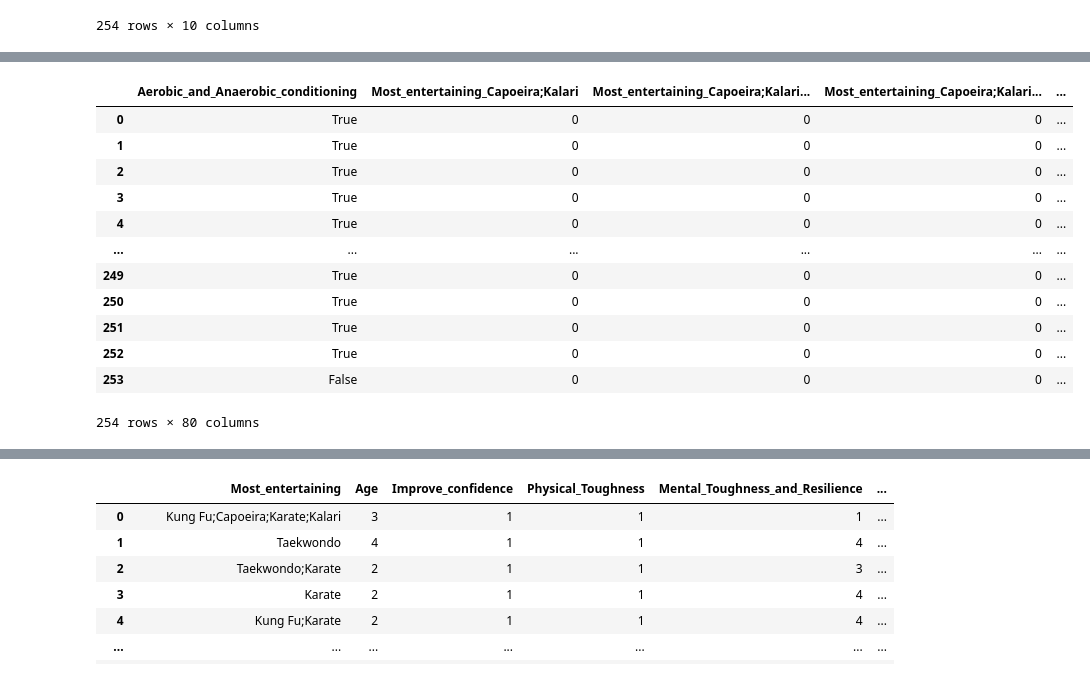
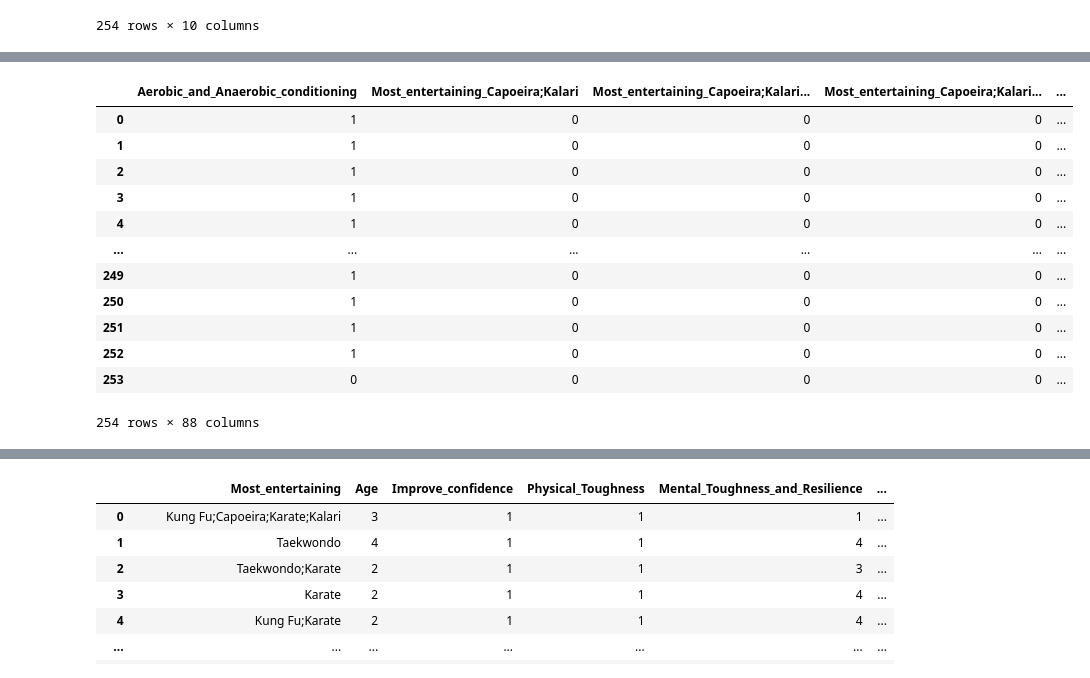
Before and after one commit to Girish-30/BI_project, a Jupyter notebook: Pyth_Project.ipynb, the cells around one changed output, grey strips where cells are left out. Saved outputs shown, nothing was run; the diff lists cells and outputs as text; code cells hidden in the pictures.

```diff
--- a/Pyth_Project.ipynb
+++ b/Pyth_Project.ipynb
@@ -13,0 +46,3 @@ gb1=pd.read_csv('/content/MMA FIGHTERS & GYMS.csv')
+# %%
+gb1.Aerobic_and_Anaerobic_conditioning= gb1.Aerobic_and_Anaerobic_conditioning.astype('int')
+gb1.dtypes
@@ -521,17 +566,17 @@ one_hot_data
 # %%
-one_hot_data = pd.get_dummies(gb1[['Most_entertaining','Aerobic_and_Anaerobic_conditioning']],drop_first=True)
+one_hot_data = pd.get_dummies(gb1[['Most_entertaining','Aerobic_and_Anaerobic_conditioning','Fitness','Mental_Toughness_and_Resilience','Physical_Toughness']],drop_first=True)
 one_hot_data
 # %% [output]
 |  | Aerobic_and_Anaerobic_conditioning | Most_entertaining_Capoeira;Kalari | Most_entertaining_Capoeira;Kalari... | Most_entertaining_Capoeira;Kalari... | ... |
-| 0 | True | 0 | 0 | 0 | ... |
-| 1 | True | 0 | 0 | 0 | ... |
-| 2 | True | 0 | 0 | 0 | ... |
-| 3 | True | 0 | 0 | 0 | ... |
-| 4 | True | 0 | 0 | 0 | ... |
+| 0 | 1 | 0 | 0 | 0 | ... |
+| 1 | 1 | 0 | 0 | 0 | ... |
+| 2 | 1 | 0 | 0 | 0 | ... |
+| 3 | 1 | 0 | 0 | 0 | ... |
+| 4 | 1 | 0 | 0 | 0 | ... |
 | ... | ... | ... | ... | ... | ... |
-| 249 | True | 0 | 0 | 0 | ... |
-| 250 | True | 0 | 0 | 0 | ... |
-| 251 | True | 0 | 0 | 0 | ... |
-| 252 | True | 0 | 0 | 0 | ... |
-| 253 | False | 0 | 0 | 0 | ... |
+| 249 | 1 | 0 | 0 | 0 | ... |
+| 250 | 1 | 0 | 0 | 0 | ... |
+| 251 | 1 | 0 | 0 | 0 | ... |
+| 252 | 1 | 0 | 0 | 0 | ... |
+| 253 | 0 | 0 | 0 | 0 | ... |
-254 rows × 80 columns
+254 rows × 88 columns
```
Also changed, not shown: parts of 14 cells of this notebook.
